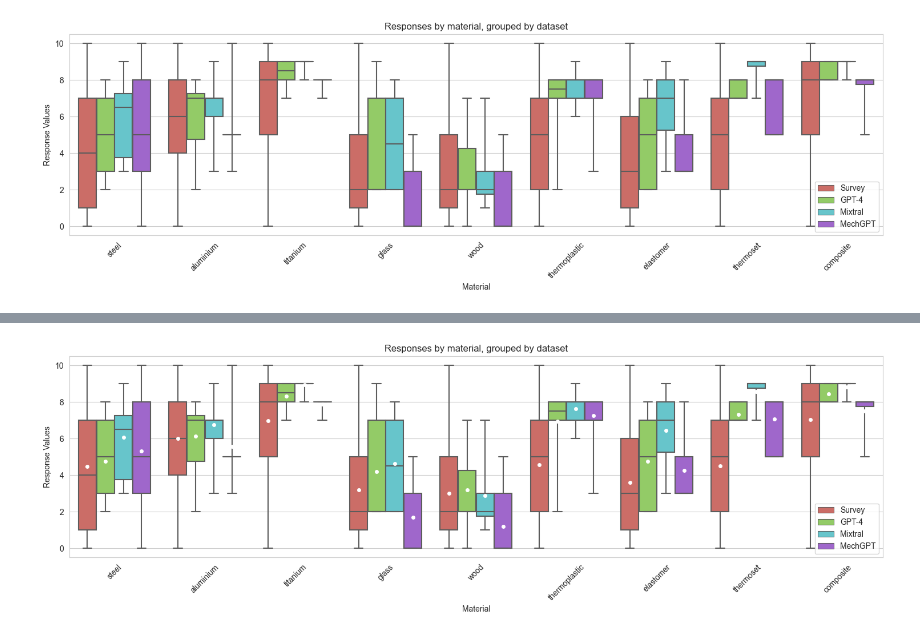
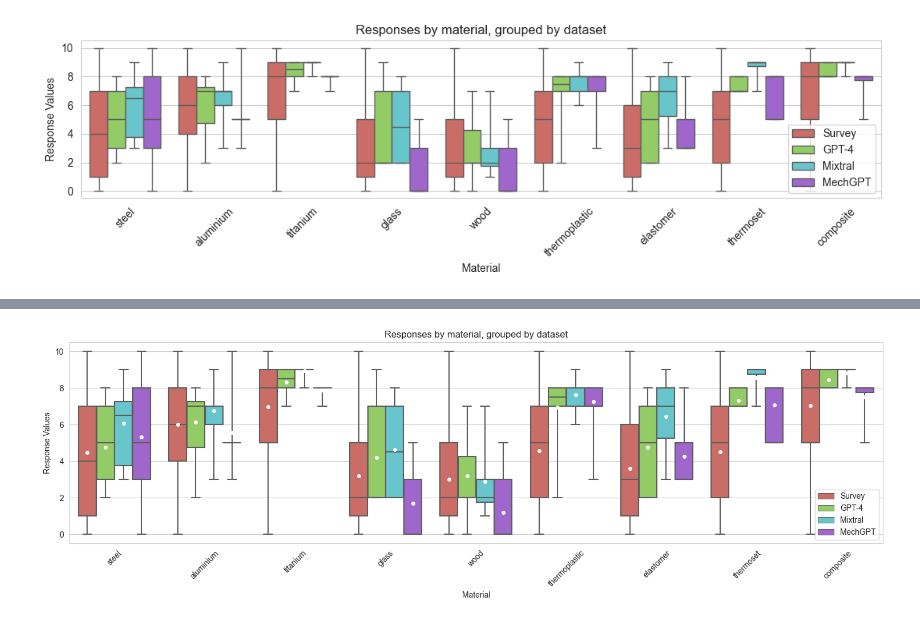
Before and after one commit to grndnl/llm_material_selection_jcise, a Jupyter notebook: evaluation/aggregate_results.ipynb, the cells around one changed output, grey strips where cells are left out. Drawn from its saved outputs; the diff is of its cells as text; code cells hidden in the pictures.

Commit message:
increased font sizes and added new plots

```diff
--- a/evaluation/aggregate_results.ipynb
+++ b/evaluation/aggregate_results.ipynb
@@ -16,26 +17,32 @@ survey['Dataset'] = 'Survey'
 
 # Combine the datasets
 combined_df = pd.concat([survey, gpt4, mixtral, melm])
+# %%
+combined_df = combined_df.reset_index(drop=True)
+# %%
+# set seaborn defaults
+sns.reset_defaults()
+sns.set_style('whitegrid')
 # %%
 # Recreate the box and whisker plot with updated dataset names and excluding outliers
-plt.figure(figsize=(15, 5))
+plt.figure(figsize=(11, 3.5))
 sns.boxplot(data=combined_df, x='material', y='response', hue='Dataset',
             palette='hls',
             showfliers=False,
             whis=(0, 100))
 
 plt.title('Responses by material, grouped by dataset')
 plt.ylabel('Response Values')
 plt.xlabel('Material')
 plt.legend(title='Dataset')
 plt.xticks(rotation=45)
 #specify legend location
 plt.legend(loc='lower right')
 # save figure without cropping the labels
 plt.tight_layout()
 plt.savefig('figures/responses_by_material_grouped_by_dataset.pdf')
 plt.show()
 # %% [output]
-[figure, old version]
+[figure, new version]
 # %%
 # Recreate the box and whisker plot with updated dataset names and excluding outliers
```
Also changed, not shown: parts of 8 cells of this notebook, 10 other files.
